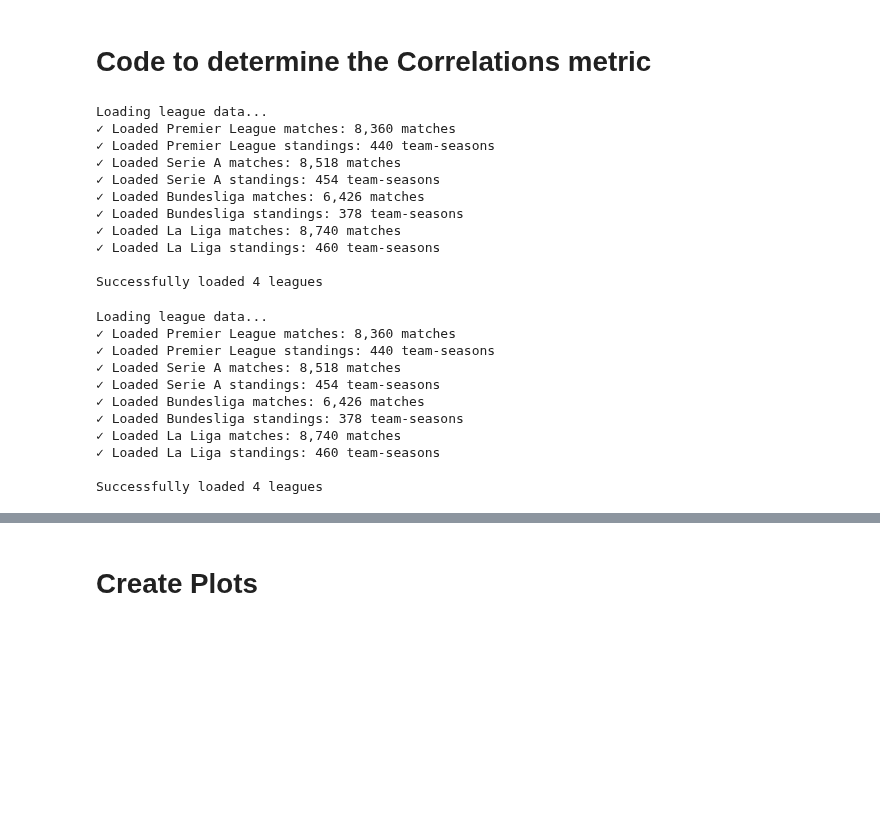
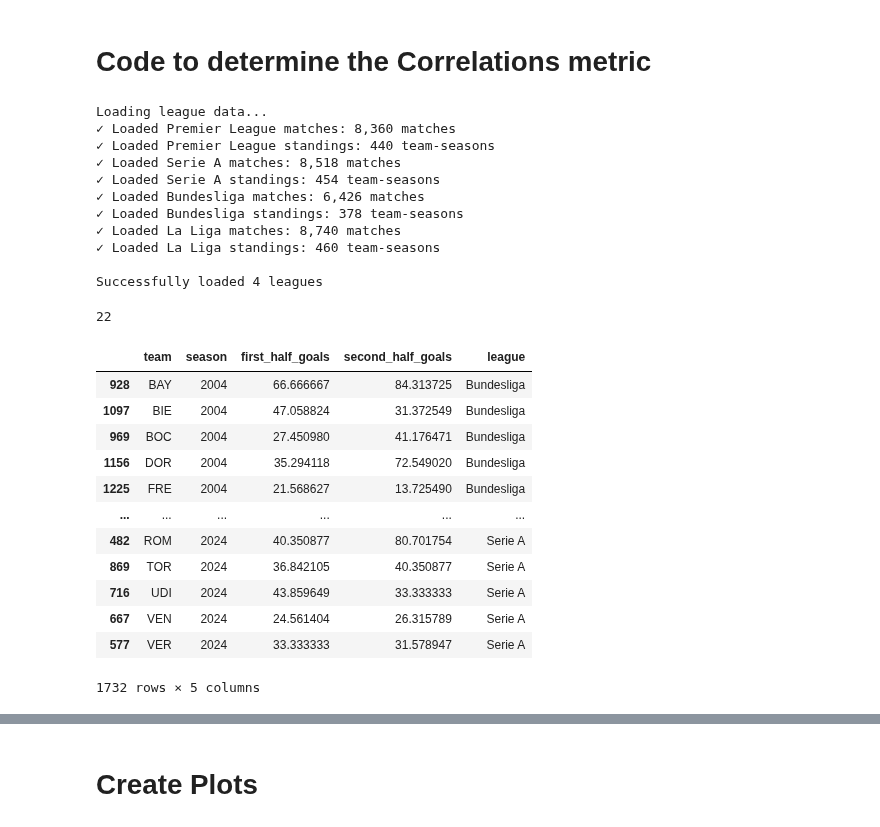
Before and after one commit to mikeyautorino2/skillvsluck, a Jupyter notebook: data/european_soccer/code/correlations.ipynb, the cells around one changed output, grey strips where cells are left out. Saved outputs shown, nothing was run; the diff lists cells and outputs as text; code cells hidden in the pictures; blank space fills up the shorter version.

```diff
--- a/data/european_soccer/code/correlations.ipynb
+++ b/data/european_soccer/code/correlations.ipynb
@@ -62,6 +62,7 @@ def load_all_league_data():
     print(f"\nSuccessfully loaded {len(league_data)} leagues")
     return league_data, standings_data
 league_data, standings_data = load_all_league_data()
+len(league_data["Premier League"]["season"].unique())
 # %% [output]
 Loading league data...
 ✓ Loaded Premier League matches: 8,360 matches
@@ -74,6 +75,7 @@ Loading league data...
 ✓ Loaded La Liga standings: 460 team-seasons
 
 Successfully loaded 4 leagues
+22
 # %%
 
 results = []
@@ -92,6 +94,8 @@ def correlation(team,season, matches_played):
     second_half = df.iloc[midpoint:]
     first_half_goals = goal_calculation(team, first_half)
     second_half_goals = goal_calculation(team, second_half)
+    first_half_goals = (first_half_goals/len(first_half))/ 3 * 100
+    second_half_goals = (second_half_goals/len(second_half)) / 3 * 100
     dictionary= {"team": team, "season": season, "first_half_goals": first_half_goals, "second_half_goals": second_half_goals}
 
     return dictionary
@@ -106,19 +110,22 @@ for league in league_data:
         results.append(second)
 allleagues = pd.DataFrame(results)
 allleagues=allleagues.sort_values(by = ["league", "season", "team"], ascending= True)
-# %% [output]
-Loading league data...
-✓ Loaded Premier League matches: 8,360 matches
-✓ Loaded Premier League standings: 440 team-seasons
-✓ Loaded Serie A matches: 8,518 matches
-✓ Loaded Serie A standings: 454 team-seasons
-✓ Loaded Bundesliga matches: 6,426 matches
-✓ Loaded Bundesliga standings: 378 team-seasons
-✓ Loaded La Liga matches: 8,740 matches
-✓ Loaded La Liga standings: 460 team-seasons
-
-Successfully loaded 4 leagues
 # %%
 allleagues=allleagues.sort_values(by = ["league", "season", "team"], ascending= True)
 allleagues.to_csv("correlation_metrics.csv", index=False)
+allleagues
+# %% [output]
+|  | team | season | first_half_goals | second_half_goals | league |
+| 928 | BAY | 2004 | 66.666667 | 84.313725 | Bundesliga |
+| 1097 | BIE | 2004 | 47.058824 | 31.372549 | Bundesliga |
+| 969 | BOC | 2004 | 27.450980 | 41.176471 | Bundesliga |
+| 1156 | DOR | 2004 | 35.294118 | 72.549020 | Bundesliga |
+| 1225 | FRE | 2004 | 21.568627 | 13.725490 | Bundesliga |
+| ... | ... | ... | ... | ... | ... |
+| 482 | ROM | 2024 | 40.350877 | 80.701754 | Serie A |
+| 869 | TOR | 2024 | 36.842105 | 40.350877 | Serie A |
+| 716 | UDI | 2024 | 43.859649 | 33.333333 | Serie A |
+| 667 | VEN | 2024 | 24.561404 | 26.315789 | Serie A |
+| 577 | VER | 2024 | 33.333333 | 31.578947 | Serie A |
+1732 rows × 5 columns
 # %%
```
Also changed, not shown: parts of 2 cells of this notebook, 6 other files.
